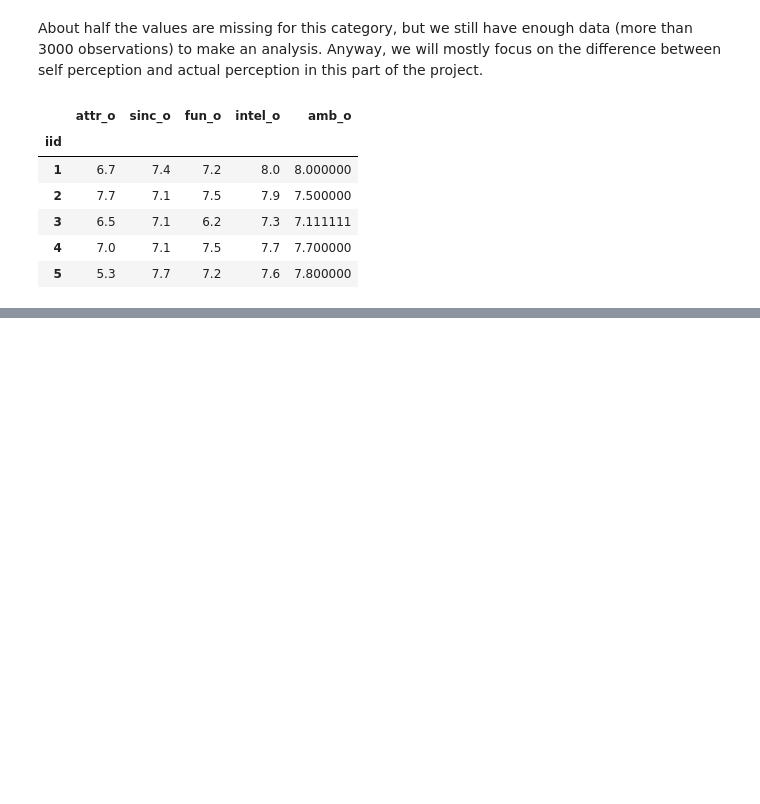
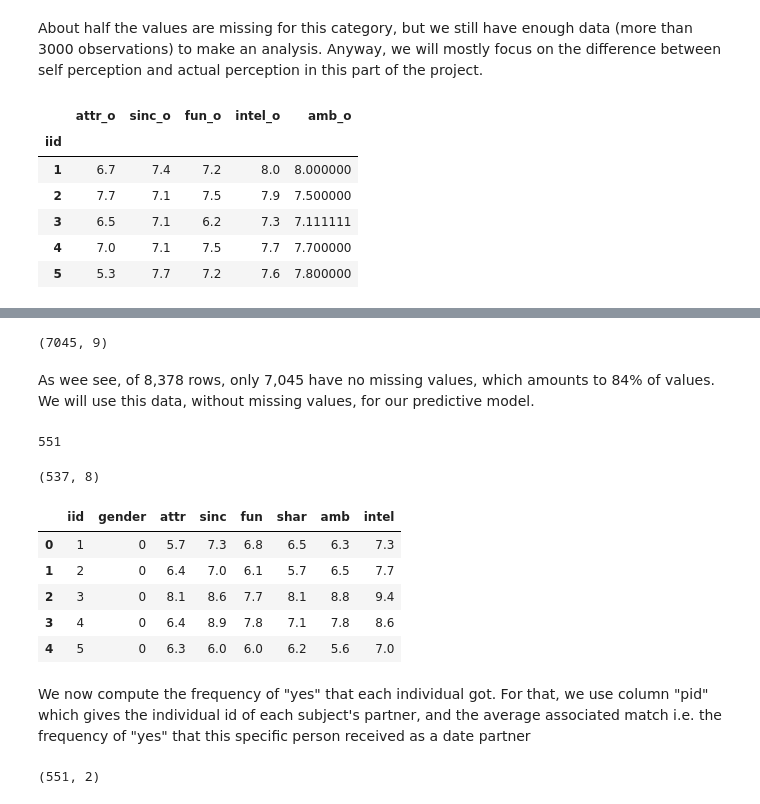
Before and after one commit to alexchouraki/Python-Project, a Jupyter notebook: Python Project.ipynb, the cells around one changed output, grey strips where cells are left out. Drawn from its saved outputs; the diff is of its cells as text; code cells hidden in the pictures; blank space fills up the shorter version.

Commit message:
tentative_regression
First try at regression. The model seems coherent but the coefficients change by a lot each time we split the dataset again at random between train and test data.

```diff
--- a/Python Project.ipynb
+++ b/Python Project.ipynb
@@ -442,0 +455,46 @@ sddAP.head()
+# %%
+#We start of by computing, for each individual, their average for each of the 6 attributes.
+
+#All individuals from the 6 waves graded their partners the wame way (1-10) so we can use the data from all waves.
+
+sdd[['iid','pid','match','gender','attr','sinc','fun','shar','amb']].dropna(axis = 0, how='any').shape
+
+#notice we include pid here, so that we also get rid of rows where the iid of the partner (=pid) is missing
+# %% [output]
+(7045, 9)
+# %% [markdown]
+As wee see, of 8,378 rows, only 7,045 have no missing values, which amounts to 84% of values. We will use this data, without missing values, for our predictive model.
+# %%
+model_data = sdd[['iid','pid','match','gender','attr','sinc','fun','shar','amb','intel']].dropna(axis = 0, how='any')
+# %%
+#len(list(set(model_data['iid'].tolist())))
+len(list(set(model_data['pid'].tolist())))
+# %% [output]
+551
+# %%
+#We compute average grade for each single individual
+individual_grades = model_data.drop(['match','pid'],axis=1).groupby(['iid']).mean()
+individual_grades = individual_grades.reset_index()
+individual_grades.shape
+# %% [output]
+(537, 8)
+# %%
+individual_grades.head()
+# %% [output]
+|  | iid | gender | attr | sinc | fun | shar | amb | intel |
+| 0 | 1 | 0 | 5.7 | 7.3 | 6.8 | 6.5 | 6.3 | 7.3 |
+| 1 | 2 | 0 | 6.4 | 7.0 | 6.1 | 5.7 | 6.5 | 7.7 |
+| 2 | 3 | 0 | 8.1 | 8.6 | 7.7 | 8.1 | 8.8 | 9.4 |
+| 3 | 4 | 0 | 6.4 | 8.9 | 7.8 | 7.1 | 7.8 | 8.6 |
+| 4 | 5 | 0 | 6.3 | 6.0 | 6.0 | 6.2 | 5.6 | 7.0 |
+# %% [markdown]
+We now compute the frequency of "yes" that each individual got. For that, we use column "pid" which gives the individual id of each subject's partner, and the average associated match i.e. the frequency of "yes" that this specific person received as a date partner
+# %%
+#for each partner, we compute the average match
+
+average_matches = model_data[['pid','match']].astype(int)
+average_matches = average_matches.groupby(['pid']).mean()
+average_matches = average_matches.reset_index()
+average_matches.shape
+# %% [output]
+(551, 2)
```
Also changed, not shown: parts of 23 cells of this notebook.
